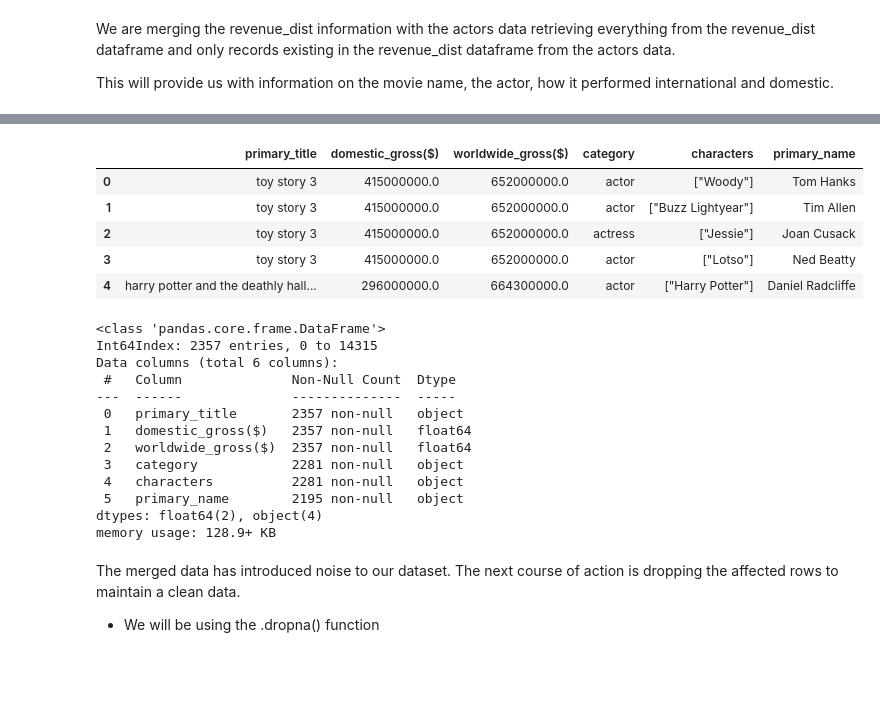
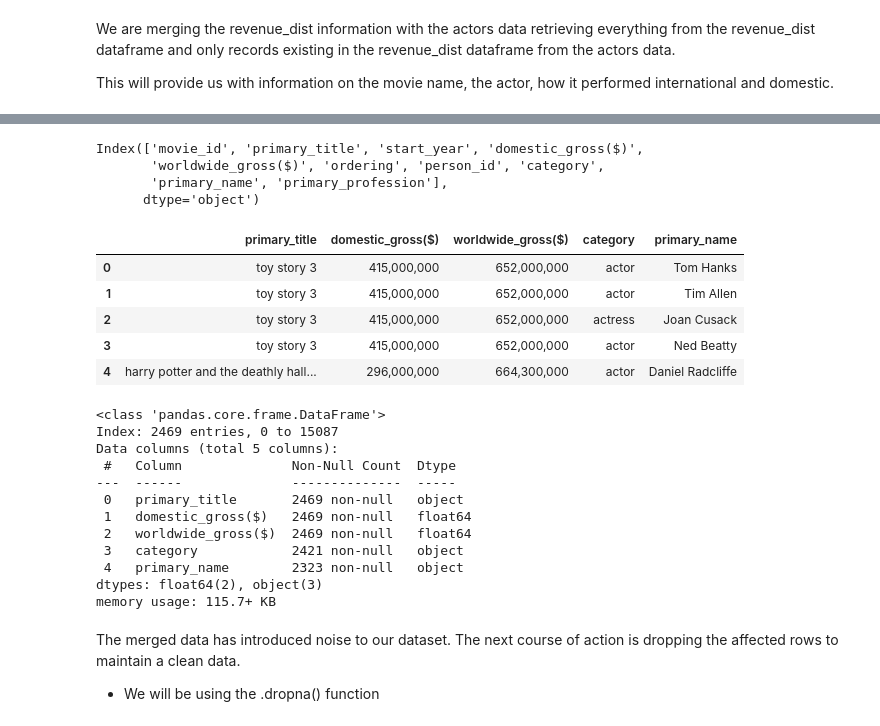
Before and after one commit to WamuyuGitz/movie-insights-project, a Jupyter notebook: notebooks/exploratory/business understanding continuation.ipynb, the cells around one changed output, grey strips where cells are left out. Saved outputs shown, nothing was run; the diff lists cells and outputs as text; code cells hidden in the pictures; blank space fills up the shorter version.

```diff
--- a/notebooks/exploratory/business understanding continuation.ipynb
+++ b/notebooks/exploratory/business understanding continuation.ipynb
@@ -687,9 +689,9 @@ def unziper(zip_path ,extract_dir):
 # %%
 # Connecting the database and reading it into the `conn` variable
-conn = sqlite3.connect('../../data/raw/zippedData/im.db')
+conn = sqlite3.connect('../../im.db')
 
 # In this code we are reading the tables into the table variable to get the lay of the database
-table = pd.read_sql("""SELECT *
+table = pd.read_sql("""SELECT*
                       FROM sqlite_master""", conn)
 table
 # %% [output]
@@ -729,3 +724,5 @@ movie_basics
+# %%
+movie_basics = pd.read_sql_query("SELECT * FROM movie_basics", conn)
 # %%
 #The info() function gives us a summary of the data, but to check missing values closely, we are using .isnull() function to look at the count of missing vakues in each column.
 # This code checks for null values in each column and sums them up. It then filters out columns with no missing values and returns those with null values.
@@ -2133,10 +2101,10 @@ memory usage: 25.0+ MB
 # %%
 # We are using .drop() and .dropna() functions to drop the job and characters columns respectively.
 # Dropping the job column
-actors_and_actresses = actors_and_actresses.drop('job', axis= 1)
+#actors_and_actresses = actors_and_actresses.drop('job', axis= 1)
 
 # Dropping rows containing null values in the characters column.
-actors_and_actresses = actors_and_actresses.dropna(subset= ['characters'])
+#actors_and_actresses = actors_and_actresses.dropna(subset= ['characters'])
 # %%
 # This code verifies that we have a cleaned dataset.
 
@@ -2900,37 +2875,43 @@ actors_movies.head()
+# %%
+actors_movies.columns
+# %% [output]
+Index(['movie_id', 'primary_title', 'start_year', 'domestic_gross($)',
+       'worldwide_gross($)', 'ordering', 'person_id', 'category',
+       'primary_name', 'primary_profession'],
+      dtype='object')
 # %%
 # In this code we are filtering the actors_movies data by adding only the columns relevant to this analysis.
-actors_movies = actors_movies[['primary_title', 'domestic_gross($)', 'worldwide_gross($)', 'category', 'characters', 'primary_name']]
+actors_movies = actors_movies[['primary_title', 'domestic_gross($)', 'worldwide_gross($)', 'category', 'primary_name']] #removed characters
 
 # Here we are filtering data that meet the high revenue thresholds
 actors_movies = actors_movies[(actors_movies['domestic_gross($)'] > high_rev_threshold_domestic) & (actors_movies['worldwide_gross($)'] > high_rev_threshold_foreign)]
 
 # Previewing the filtered data
 actors_movies.head()
 # %% [output]
-|  | primary_title | domestic_gross($) | worldwide_gross($) | category | characters | primary_name |
-| 0 | toy story 3 | 415000000.0 | 652000000.0 | actor | ["Woody"] | Tom Hanks |
-| 1 | toy story 3 | 415000000.0 | 652000000.0 | actor | ["Buzz Lightyear"] | Tim Allen |
-| 2 | toy story 3 | 415000000.0 | 652000000.0 | actress | ["Jessie"] | Joan Cusack |
-| 3 | toy story 3 | 415000000.0 | 652000000.0 | actor | ["Lotso"] | Ned Beatty |
-| 4 | harry potter and the deathly hall... | 296000000.0 | 664300000.0 | actor | ["Harry Potter"] | Daniel Radcliffe |
+|  | primary_title | domestic_gross($) | worldwide_gross($) | category | primary_name |
+| 0 | toy story 3 | 415,000,000 | 652,000,000 | actor | Tom Hanks |
+| 1 | toy story 3 | 415,000,000 | 652,000,000 | actor | Tim Allen |
+| 2 | toy story 3 | 415,000,000 | 652,000,000 | actress | Joan Cusack |
+| 3 | toy story 3 | 415,000,000 | 652,000,000 | actor | Ned Beatty |
+| 4 | harry potter and the deathly hall... | 296,000,000 | 664,300,000 | actor | Daniel Radcliffe |
 # %%
 # To ensure our data is clean, we are going to check the summary
 
 actors_movies.info()
 # %% [output]
 <class 'pandas.core.frame.DataFrame'>
-Int64Index: 2357 entries, 0 to 14315
-Data columns (total 6 columns):
+Index: 2469 entries, 0 to 15087
+Data columns (total 5 columns):
  #   Column              Non-Null Count  Dtype
 ---  ------              --------------  -----
- 0   primary_title       2357 non-null   object
- 1   domestic_gross($)   2357 non-null   float64
- 2   worldwide_gross($)  2357 non-null   float64
- 3   category            2281 non-null   object
- 4   characters          2281 non-null   object
- 5   primary_name        2195 non-null   object
-dtypes: float64(2), object(4)
-memory usage: 128.9+ KB
+ 0   primary_title       2469 non-null   object
+ 1   domestic_gross($)   2469 non-null   float64
+ 2   worldwide_gross($)  2469 non-null   float64
+ 3   category            2421 non-null   object
+ 4   primary_name        2323 non-null   object
+dtypes: float64(2), object(3)
+memory usage: 115.7+ KB
 # %% [markdown]
 The merged data has introduced noise to our dataset. The next course of action is dropping the affected rows to maintain a clean data.
 
```
Also changed, not shown: parts of 55 cells of this notebook.
